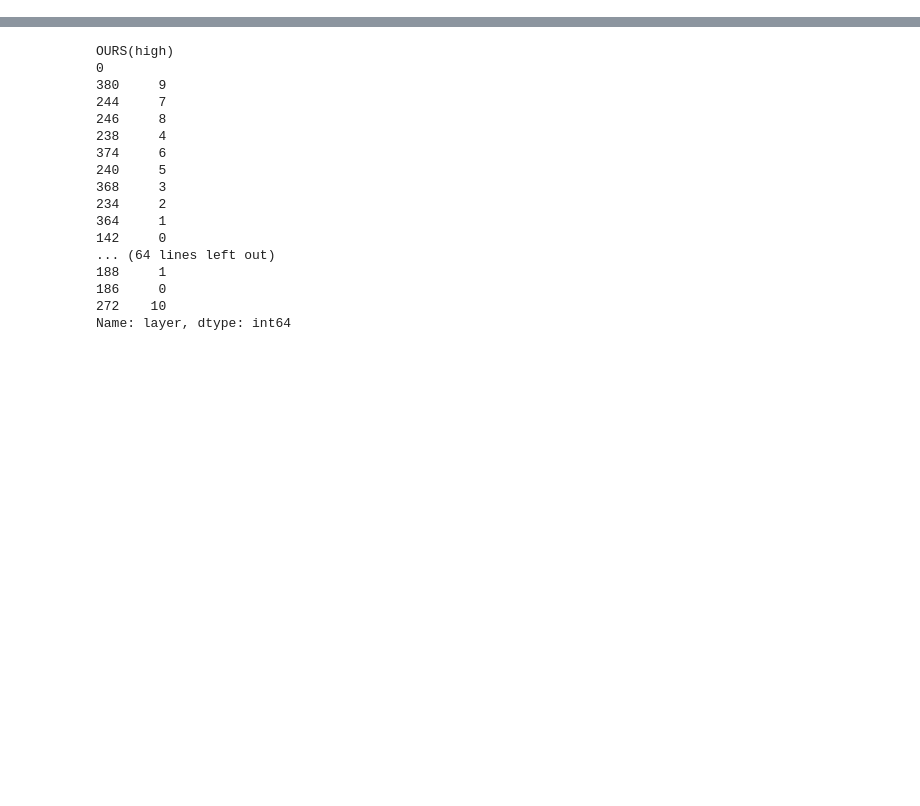
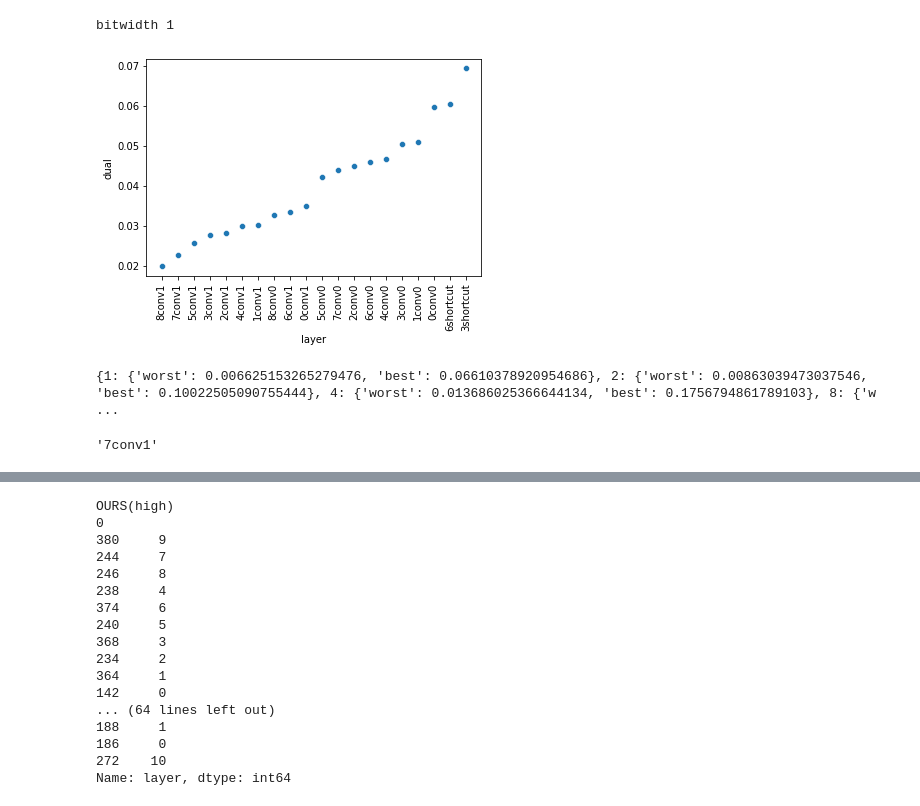
Before and after one commit to ihounie/con-qat, a Jupyter notebook: notebooks/per_layer_l2.ipynb, the cells around one changed output, grey strips where cells are left out. Cells and saved outputs as stored; diff of their text form; code cells hidden in the pictures; blank space fills up the shorter version.

```diff
--- a/notebooks/per_layer_l2.ipynb
+++ b/notebooks/per_layer_l2.ipynb
@@ -73,0 +169,35 @@ for project in projects:
+# %%
+for split in ["train"]:
+    for bw in [1]:
+        print("bitwidth", bw)
+        query_df = all_df.query(f'bit_width=={bw} and split=="{split}" and epsilonlw<0.03')
+        query_df = query_df[["layer", "dual", "slack", "seed"]].groupby(['layer'], as_index=False).mean()
+        query_df = query_df.sort_values("dual")
+        sns.scatterplot(x ="layer", y="dual", data=query_df)
+        plt.xticks(rotation=90)
+        plt.show()
+        duals = {}
+        slacks = {}
+        for num_l in [1, 2, 4, 8]:
+            dual_sum = {"best":{}, "worst":{}}
+            slack_sum = {"best":{}, "worst":{}}
+            for seed in 0, 1, 2:
+                seed_df = query_df[query_df["seed"]]
+
+            dual_sum["worst"] = query_df['dual'][:num_l].sum()
+            dual_sum["best"] = query_df['dual'][-num_l:].sum()
+            duals[num_l] = dual_sum
+            slack_sum["worst"] = query_df['slack'][:num_l].sum()
+            slack_sum["best"] = query_df['slack'][-num_l:].sum()
+            slacks[num_l] = slack_sum
+# %% [output]
+bitwidth 1
+[figure, added]
+# %%
+print(slacks)
+# %% [output]
+{1: {'worst': 0.006625153265279476, 'best': 0.06610378920954686}, 2: {'worst': 0.00863039473037546, 'best': 0.10022505090755444}, 4: {'worst': 0.013686025366644134, 'best': 0.1756794861789103}, 8: {'w ...
+# %%
+query_df.loc[1+2*num_l, 'layer']
+# %% [output]
+'7conv1'
```
Also changed, not shown: parts of 10 cells of this notebook, 3 other files.
